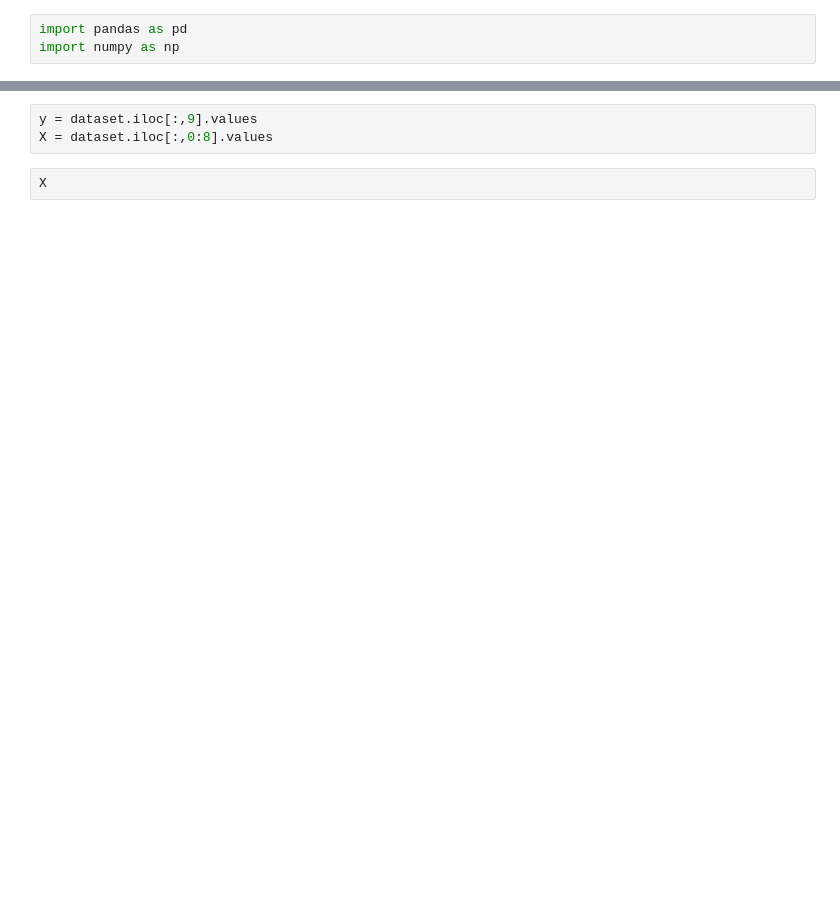
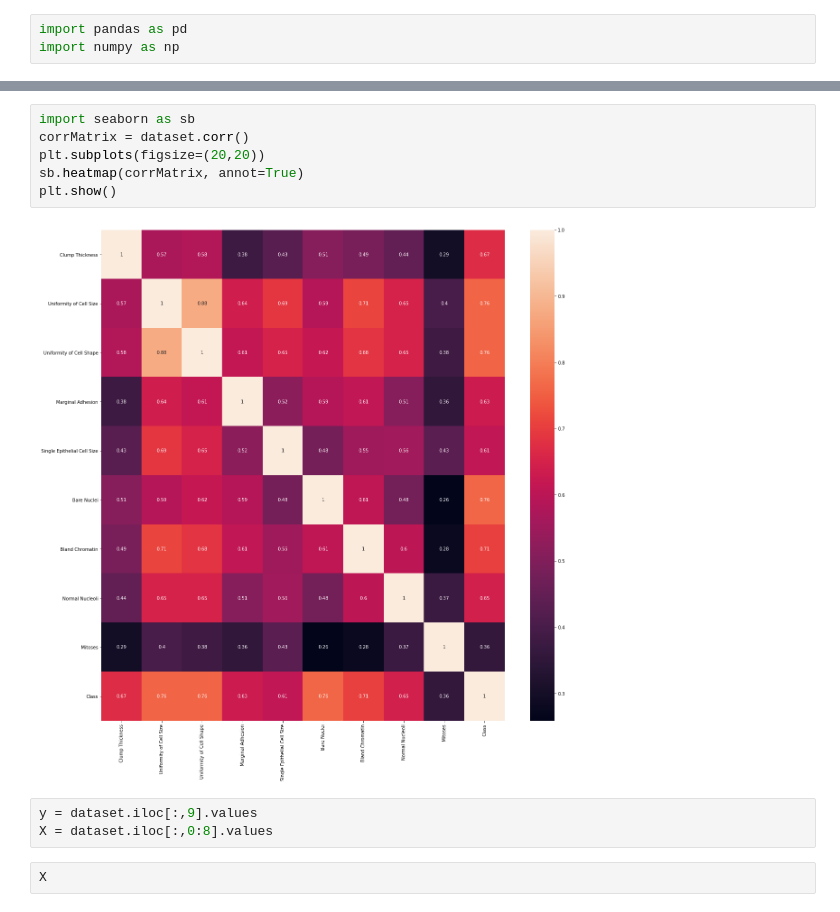
Before and after one commit to AMi-bot/Mikova_NS2021, a Jupyter notebook: mikova_ns2021.ipynb, the cells around one changed output, grey strips where cells are left out. Cells and saved outputs as stored; diff of their text form; blank space fills up the shorter version.

```diff
--- a/mikova_ns2021.ipynb
+++ b/mikova_ns2021.ipynb
@@ -22,3 +76,11 @@ dataset
+# %%
+import seaborn as sb
+corrMatrix = dataset.corr()
+plt.subplots(figsize=(20,20))
+sb.heatmap(corrMatrix, annot=True)
+plt.show()
+# %% [output]
+[figure, added]
 # %%
 y = dataset.iloc[:,9].values
 X = dataset.iloc[:,0:8].values
```
Also changed, not shown: parts of 12 cells of this notebook, 2 other files.
